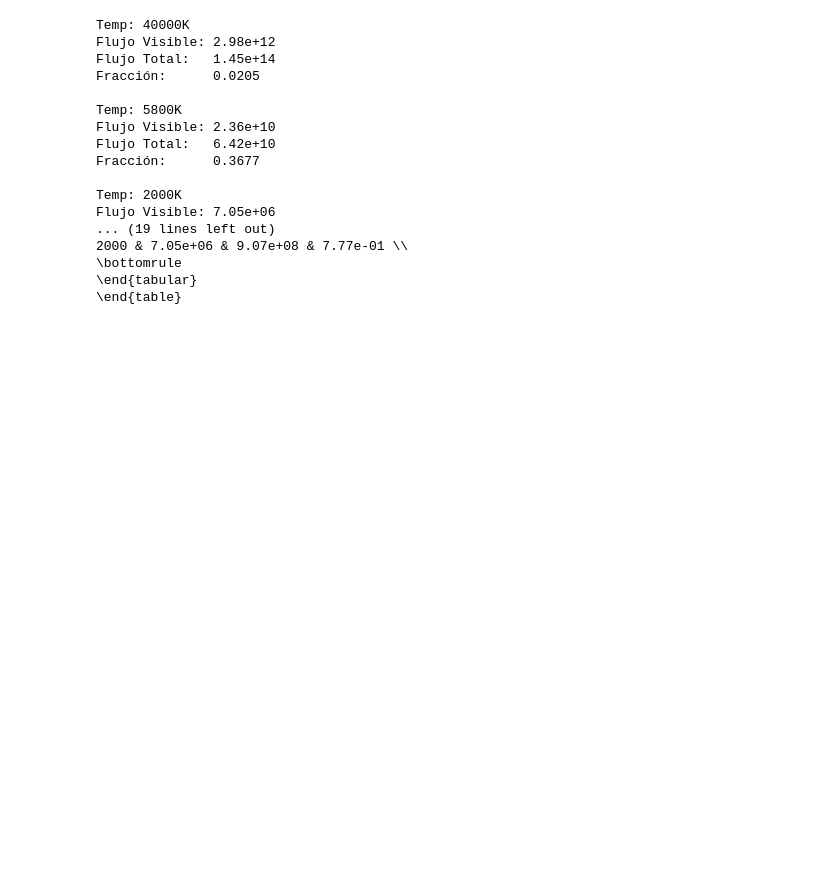
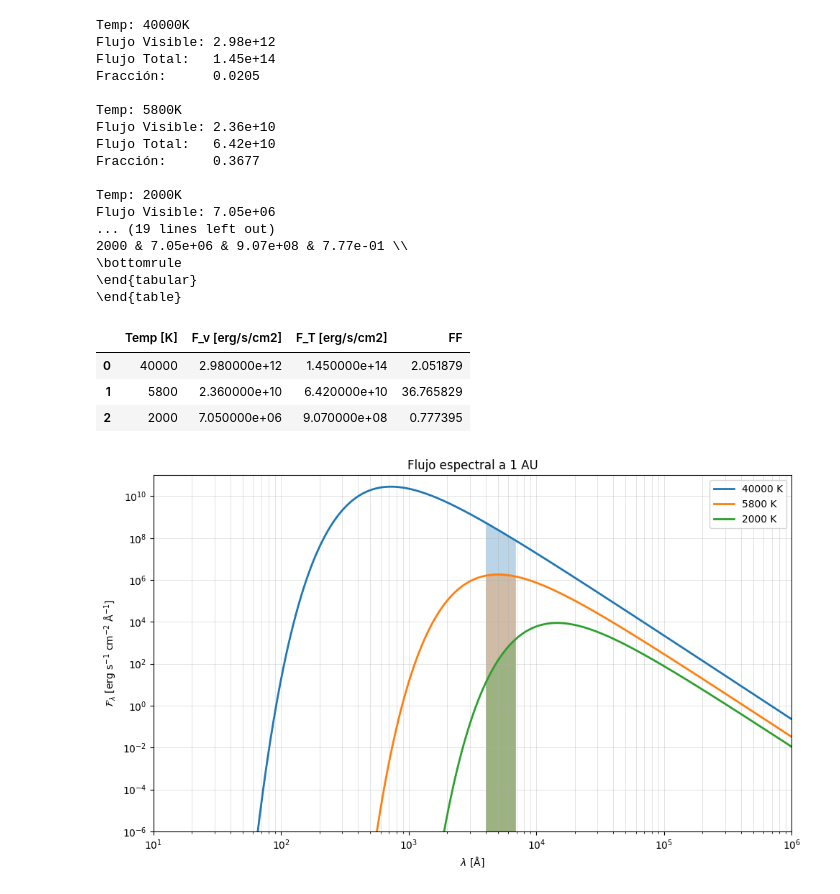
Before and after one commit to Astronomia-Estelar-UNLP/practica-01-iarabarisich, a Jupyter notebook: notebooks/practica_01.ipynb, the cells around one changed output. Drawn from its saved outputs; the diff is of its cells as text; code cells hidden in the pictures; blank space fills up the shorter version.

```diff
--- a/notebooks/practica_01.ipynb
+++ b/notebooks/practica_01.ipynb
@@ -453,3 +453,67 @@ Flujo Visible: 7.05e+06
 \bottomrule
 \end{tabular}
 \end{table}
+# %%
+import pandas as pd
+df = pd.read_csv('../resultados.csv')  # Ajusta la ruta si es necesario
+df
+# %% [output]
+|  | Temp [K] | F_v [erg/s/cm2] | F_T [erg/s/cm2] | FF |
+| 0 | 40000 | 2.980000e+12 | 1.450000e+14 | 2.051879 |
+| 1 | 5800 | 2.360000e+10 | 6.420000e+10 | 36.765829 |
+| 2 | 2000 | 7.050000e+06 | 9.070000e+08 | 0.777395 |
+# %%
+import numpy as np
+import matplotlib.pyplot as plt
+from scipy.constants import h, c, k
+
+# constantes
+R_sun = 6.96e8    # m
+d = 1.496e11      # m (1 AU)
+
+# temperaturas
+temps = [40000, 5800, 2000]
+labels = ['40000 K', '5800 K', '2000 K']
+
+# longitudes de onda: desde 1e-10 m (1e-1 Å) hasta 1e-4 m (1e6 Å) en escala logarítmica
+lam = np.logspace(-10, -3.5, 1000)   # m
+
+def B_lambda(lam, T):
+    return (2*h*c**2)/(lam**5) / (np.exp(h*c/(lam*k*T)) - 1)
+
+plt.figure(figsize=(10, 6))
+
+for T, lab in zip(temps, labels):
+    B = B_lambda(lam, T)
+    F_si = np.pi * B * (R_sun/d)**2   # flujo en W/(m²·m)
+
+    # Convertir a erg/(s·cm²·Å)
+    # 1 W/(m²·m) = 1e-3 erg/(s·cm²·Å)
+    F = F_si * 1e-3
+
+    # Convertir longitud de onda de m a Å
+    lam_A = lam * 1e10
+
+    plt.loglog(lam_A, F, label=lab, lw=2)
+
+    # SOMBREADO EN EL VISIBLE (4000 Å - 7000 Å)
+    mask_visible = (lam_A >= 4000) & (lam_A <= 7000)
+    lam_vis = lam_A[mask_visible]
+    F_vis = F[mask_visible]
+
+    if len(lam_vis) > 0:
+        plt.fill_between(lam_vis, 1e-20, F_vis, alpha=0.3)
+
+plt.xlabel(r'$\lambda$ [Å]')
+plt.ylabel(r'$\mathcal{F}_\lambda$ [erg s$^{-1}$ cm$^{-2}$ Å$^{-1}$]')
+plt.title('Flujo espectral a 1 AU')
+plt.grid(True, which="both", ls="-", lw=0.5, alpha=0.5)
+
+plt.xlim(1e1, 1e6)
+plt.ylim(1e-6, 1e11)
+
+plt.legend()
+plt.tight_layout()
+plt.show()
+# %% [output]
+[figure, added]
```
Also changed, not shown: 2 other files.
